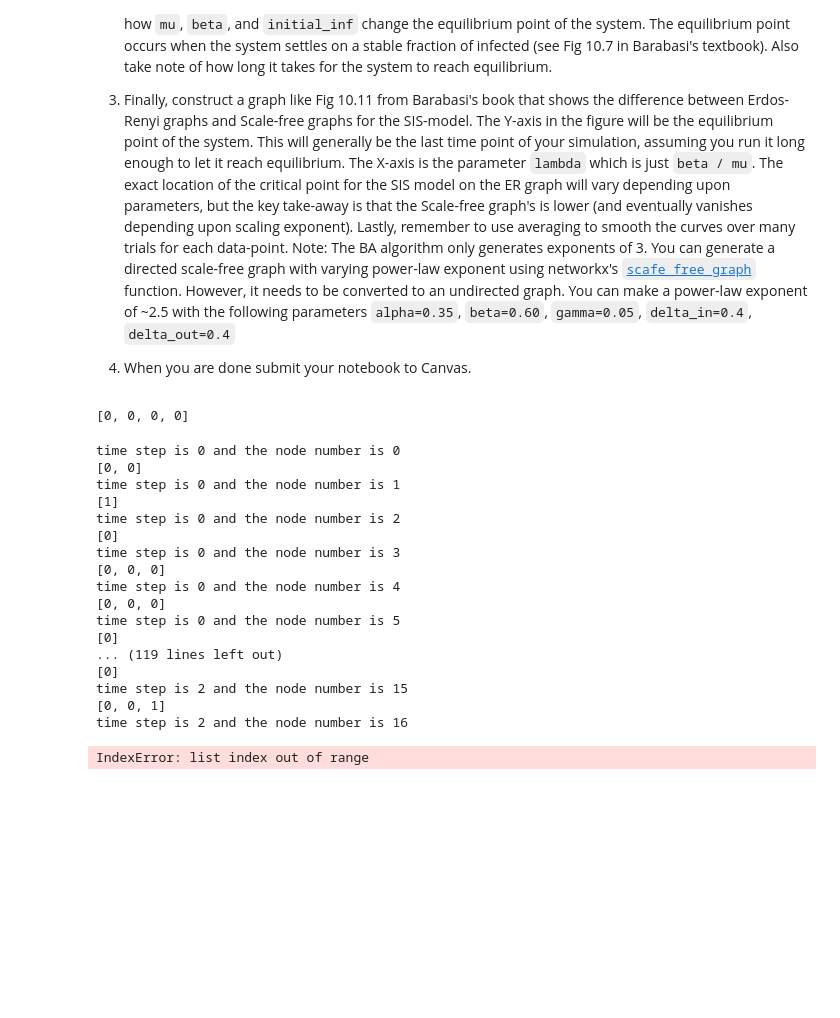
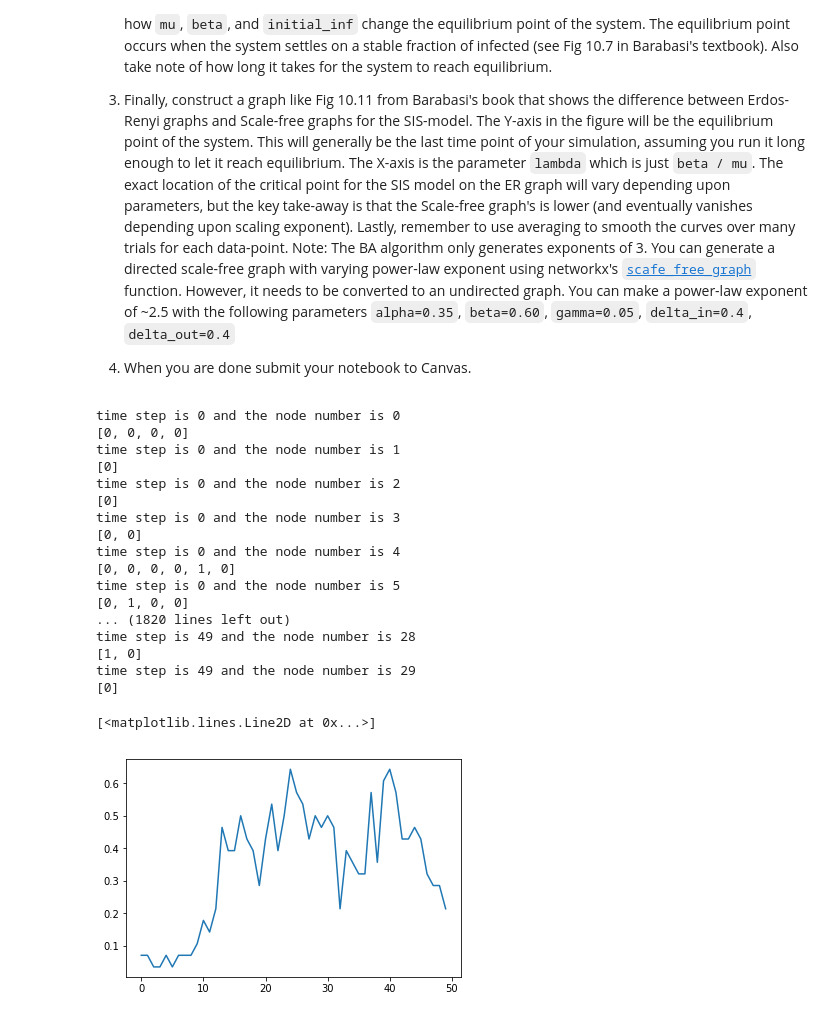
Before and after one commit to bakshikaivalya/basic_network_sis, a Jupyter notebook: epidemics_assignment.ipynb, the cells around one changed output. Saved outputs shown, nothing was run; the diff lists cells and outputs as text; code cells hidden in the pictures; blank space fills up the shorter version.

```diff
--- a/epidemics_assignment.ipynb
+++ b/epidemics_assignment.ipynb
@@ -185,7 +185,8 @@ def SIS(graph, tmax, beta, initial_inf, mu):
             else:
                 if np.random.random() > mu:
                      graph.nodes[node]['inf'].append(0)
-                else np.random.random
+                else:
+                    graph.nodes[node]['inf'].append(graph.nodes[node]['inf'][t])
 
     return [ np.mean([ graph.nodes[node]['inf'][t] for node in graph.nodes() ]) for t in range(tmax)]
 # %%
@@ -198,29 +199,31 @@ largest_component = max(nx.connected_components(rnd_graph), key=len)
 largest_component1 = rnd_graph.subgraph(largest_component)
 # %%
 # print(list(nx.connected_components(rnd_graph)))
-print(rnd_graph.nodes[0]['inf'])
+# print(rnd_graph.nodes[0]['inf'])
-# %% [output]
-[0, 0, 0, 0]
 # %%
 #%%pixie_debugger
 #plt.plot(SIS(largest_component1, tmax=20, beta=0.15, initial_inf=0.1, mu=0.1 ))
-update = SIS(largest_component1, tmax=50, beta=0.2, initial_inf=0.1, mu=0.2 )
+update = SIS(largest_component1, tmax=50, beta=0.2, initial_inf=0.1, mu=0.7 )
 # %% [output]
 time step is 0 and the node number is 0
-[0, 0]
+[0, 0, 0, 0]
 time step is 0 and the node number is 1
-[1]
+[0]
 time step is 0 and the node number is 2
 [0]
 time step is 0 and the node number is 3
-[0, 0, 0]
+[0, 0]
 time step is 0 and the node number is 4
-[0, 0, 0]
+[0, 0, 0, 0, 1, 0]
 time step is 0 and the node number is 5
+[0, 1, 0, 0]
+... (1820 lines left out)
+time step is 49 and the node number is 28
+[1, 0]
+time step is 49 and the node number is 29
 [0]
-... (119 lines left out)
-[0]
-time step is 2 and the node number is 15
-[0, 0, 1]
-time step is 2 and the node number is 16
-IndexError: list index out of range
+# %%
+plt.plot(update)
+# %% [output]
+[<matplotlib.lines.Line2D at 0x...>]
+[figure, added]
```
